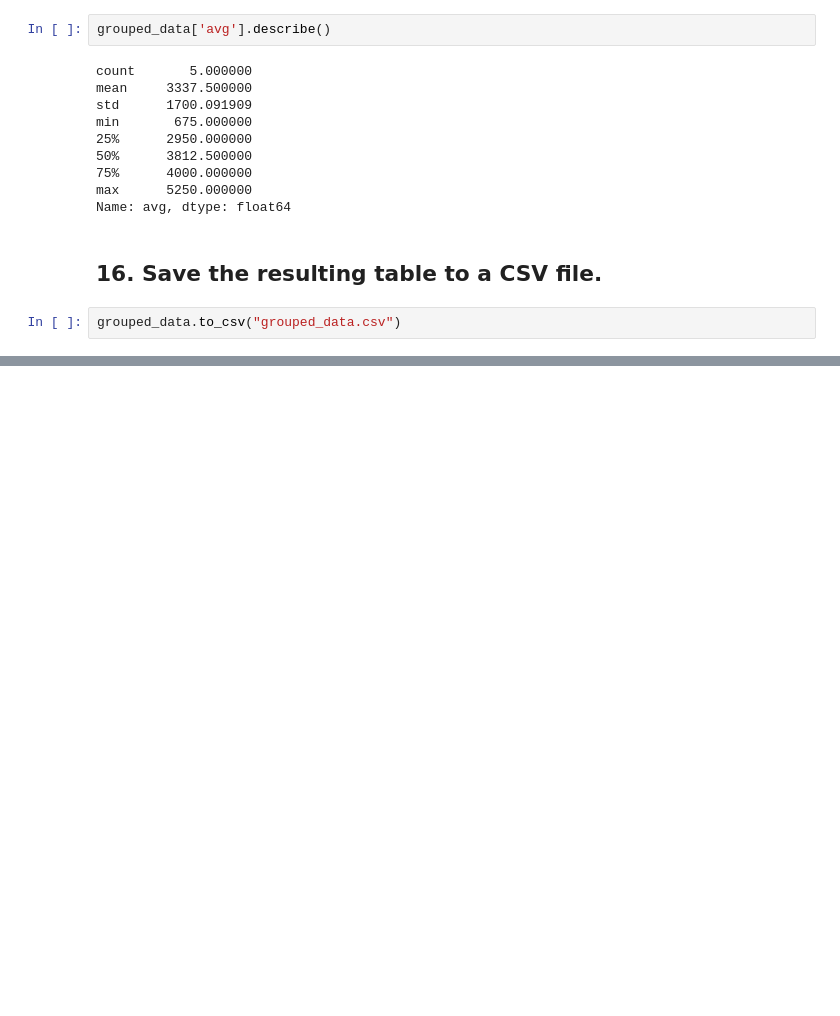
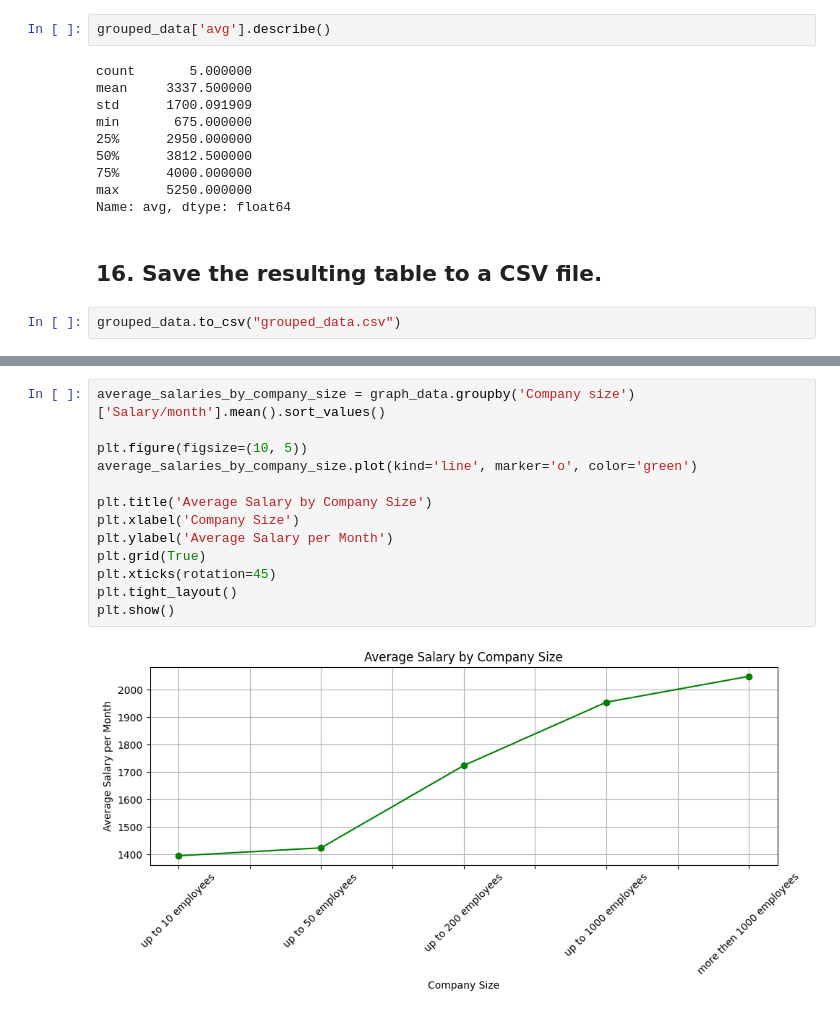
Before and after one commit to KamilGrundas/Data_science, a Jupyter notebook: homework_2/part_2/Hw2.2.ipynb, the cells around one changed output, grey strips where cells are left out. Cells and saved outputs as stored; diff of their text form; blank space fills up the shorter version.

```diff
--- a/homework_2/part_2/Hw2.2.ipynb
+++ b/homework_2/part_2/Hw2.2.ipynb
@@ -190,0 +215,15 @@ grouped_data.to_csv("grouped_data.csv")
+# %%
+average_salaries_by_company_size = graph_data.groupby('Company size')['Salary/month'].mean().sort_values()
+
+plt.figure(figsize=(10, 5))
+average_salaries_by_company_size.plot(kind='line', marker='o', color='green')
+
+plt.title('Average Salary by Company Size')
+plt.xlabel('Company Size')
+plt.ylabel('Average Salary per Month')
+plt.grid(True)
+plt.xticks(rotation=45)
+plt.tight_layout()
+plt.show()
+# %% [output]
+[figure, added]
```
Also changed, not shown: parts of 5 cells of this notebook, 1 other file.
